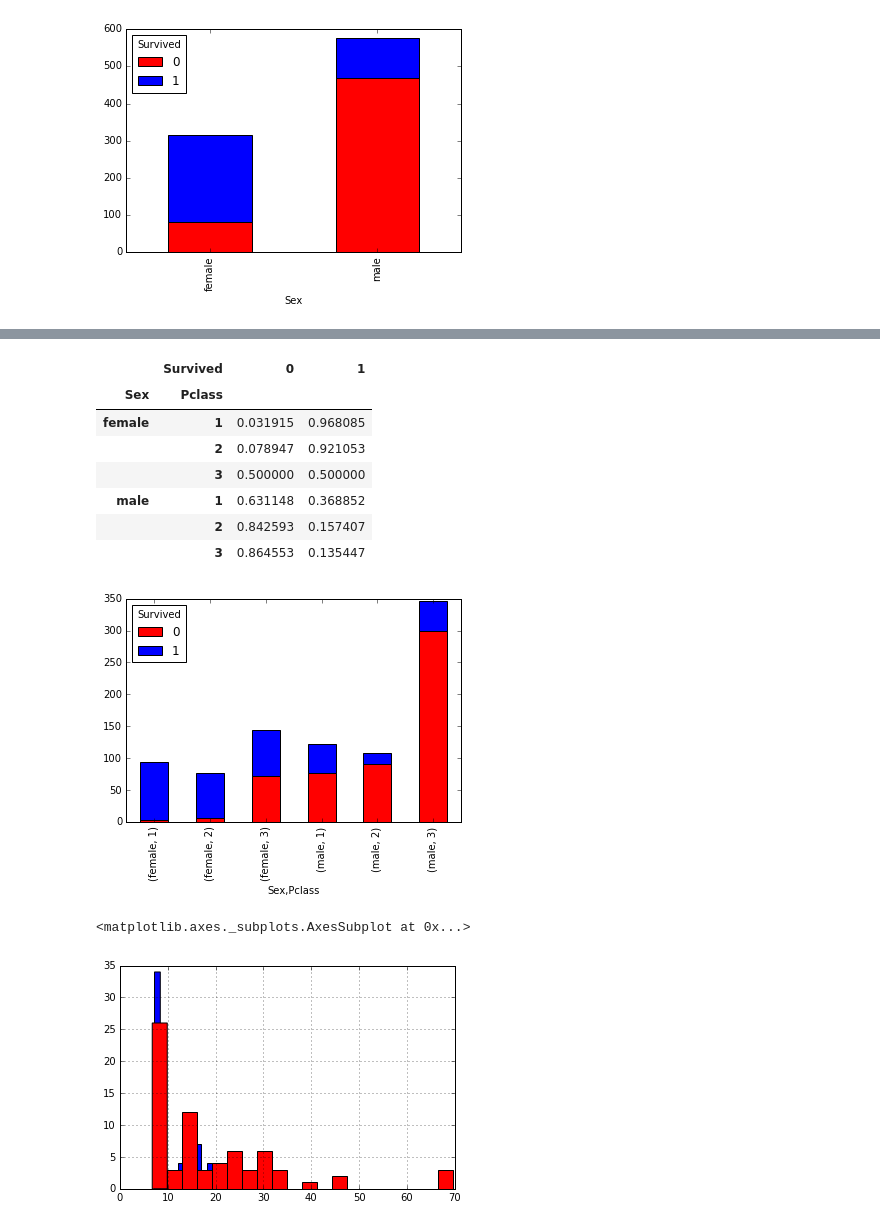
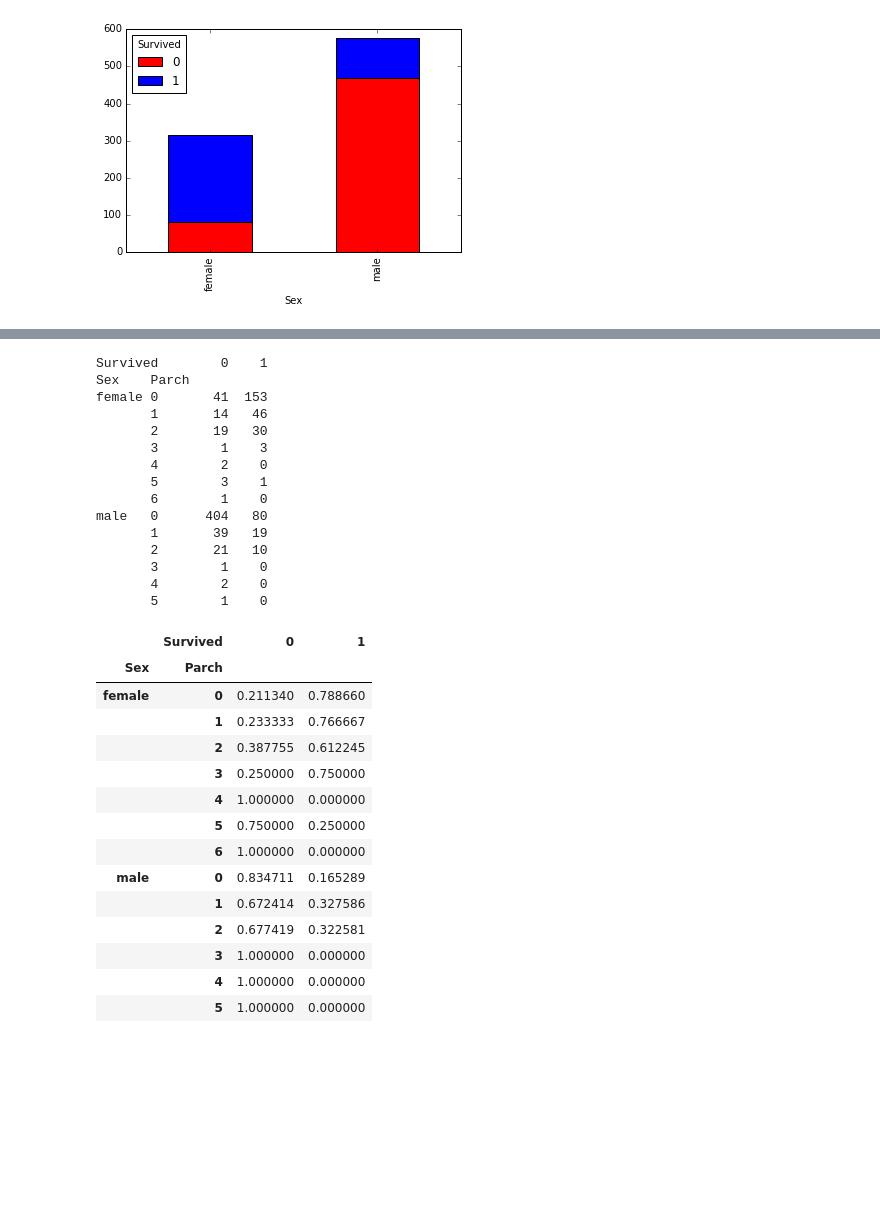
Before and after one commit to Zhenxingzhang/KaggleCompetitions, a Jupyter notebook: TitanicSurvived/notebooks/TitanicSurvived.ipynb, the cells around one changed output, grey strips where cells are left out. Saved outputs shown, nothing was run; the diff lists cells and outputs as text; code cells hidden in the pictures; blank space fills up the shorter version.

```diff
--- a/TitanicSurvived/notebooks/TitanicSurvived.ipynb
+++ b/TitanicSurvived/notebooks/TitanicSurvived.ipynb
@@ -55,27 +132,35 @@ male      468  109
 # %%
-survived_by_sex_and_Pclass = pd.crosstab([train_data.Sex, train_data.Pclass], train_data.Survived, margins=False)
-survived_by_sex_and_Pclass.plot(kind="bar", stacked = True, color = ["red", "blue"])
-survived_by_sex_and_Pclass.apply(lambda x: x / x.sum(), axis=1)
+survived_by_Parch = pd.crosstab([train_data.Sex, train_data.Parch], train_data.Survived, margins=False)
+print(survived_by_Parch)
+survived_by_Parch.apply(lambda x : x/x.sum(), axis= 1)
 # %% [output]
+Survived        0    1
+Sex    Parch
+female 0       41  153
+       1       14   46
+       2       19   30
+       3        1    3
+       4        2    0
+       5        3    1
+       6        1    0
+male   0      404   80
+       1       39   19
+       2       21   10
+       3        1    0
+       4        2    0
+       5        1    0
 |  | Survived | 0 | 1 |
-| Sex | Pclass |  |  |
-| female | 1 | 0.031915 | 0.968085 |
-|  | 2 | 0.078947 | 0.921053 |
-|  | 3 | 0.500000 | 0.500000 |
-| male | 1 | 0.631148 | 0.368852 |
-|  | 2 | 0.842593 | 0.157407 |
-|  | 3 | 0.864553 | 0.135447 |
+| Sex | Parch |  |  |
+| female | 0 | 0.211340 | 0.788660 |
+|  | 1 | 0.233333 | 0.766667 |
+|  | 2 | 0.387755 | 0.612245 |
+|  | 3 | 0.250000 | 0.750000 |
+|  | 4 | 1.000000 | 0.000000 |
+|  | 5 | 0.750000 | 0.250000 |
+|  | 6 | 1.000000 | 0.000000 |
+| male | 0 | 0.834711 | 0.165289 |
+|  | 1 | 0.672414 | 0.327586 |
+|  | 2 | 0.677419 | 0.322581 |
+|  | 3 | 1.000000 | 0.000000 |
+|  | 4 | 1.000000 | 0.000000 |
+|  | 5 | 1.000000 | 0.000000 |
-[figure, removed]
-# %%
-# train_data.boxplot(column="Fare", by="Sex")
-# ax1 = plt.subplot(3,1,1)
-# ax1.set_title = "Class 1"
-# train_data.loc[(train_data.Pclass == 1) & train_data.Survived == 1]["Fare"].hist(bins = 20, color = "red", ax = ax1)
-# plt.subplot(3,1,2)
-# train_data.loc[train_data.Pclass == 2]["Fare"].hist(bins = 20)
-# plt.subplot(3,1,3)
-train_data.loc[(train_data.Sex == "female") & (train_data.Pclass == 3) & (train_data.Survived == 1)]["Fare"].hist(bins = 20, color = "blue")
-train_data.loc[(train_data.Sex == "female") & (train_data.Pclass == 3) & (train_data.Survived == 0)]["Fare"].hist(bins = 20, color = "red")
-# %% [output]
-<matplotlib.axes._subplots.AxesSubplot at 0x...>
-[figure, removed]
```
Also changed, not shown: parts of 20 cells of this notebook, 2 other files.
